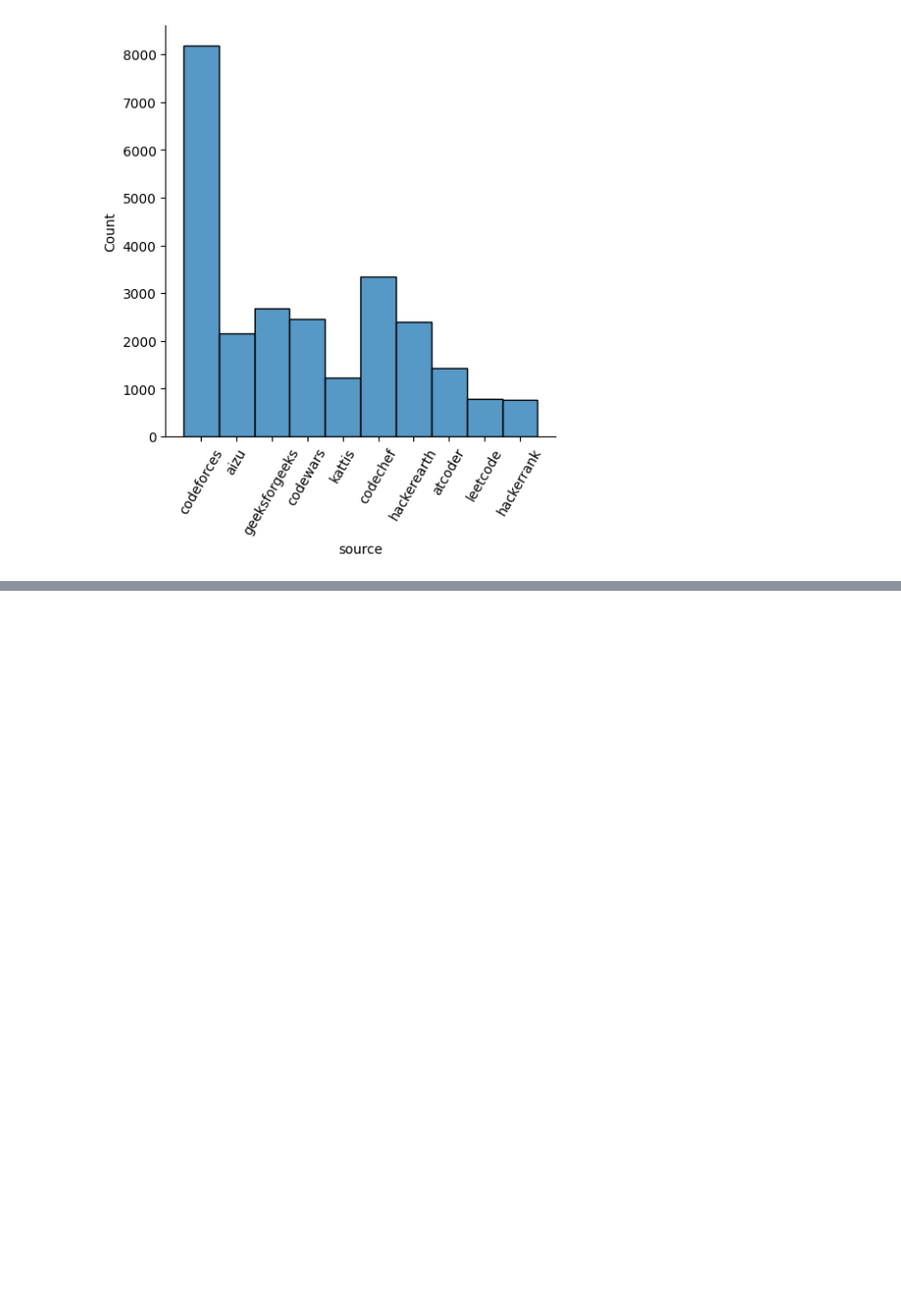
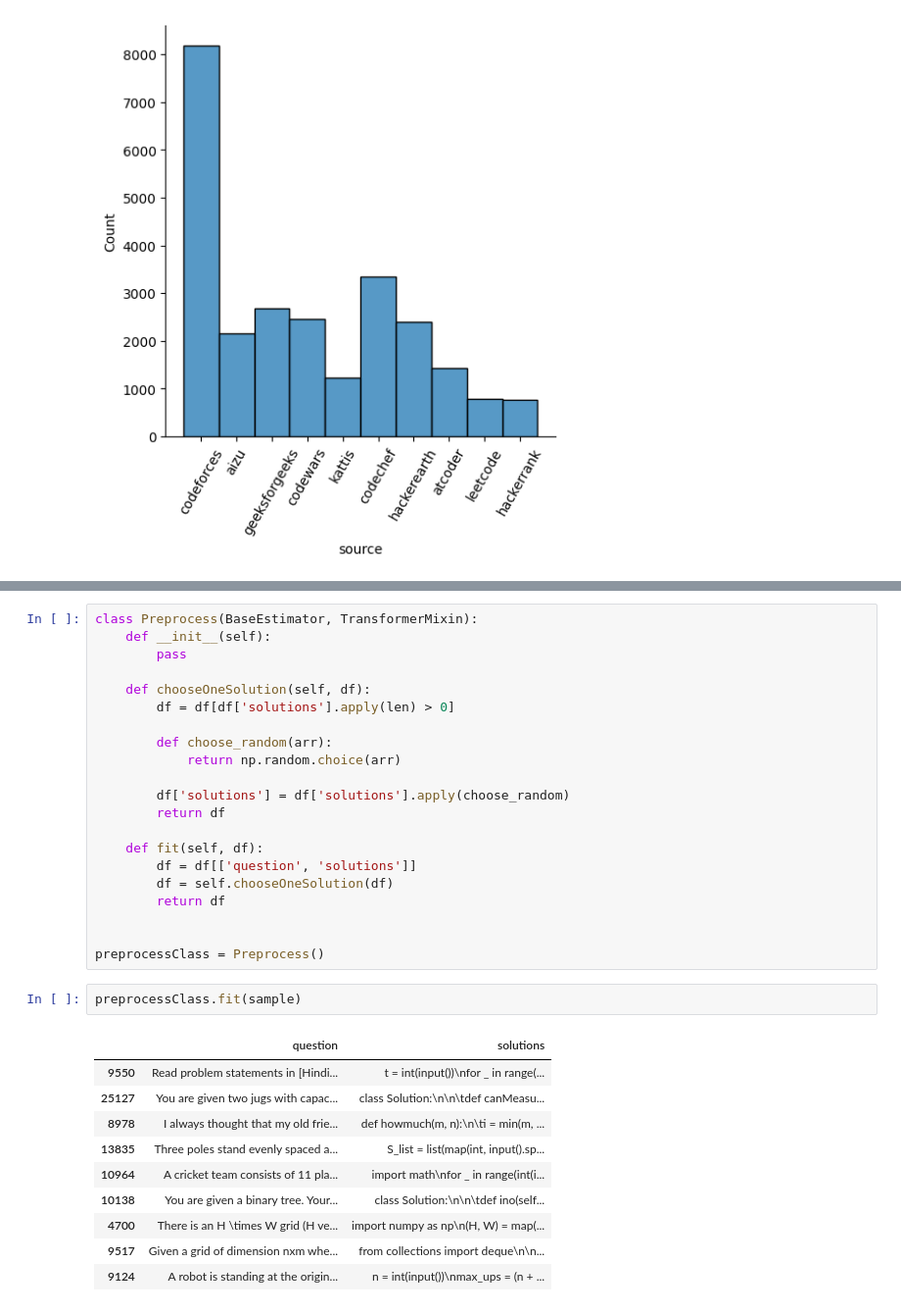
Before and after one commit to PremKumar-V/Advance_Projects, a Jupyter notebook: Text To Code Generation.ipynb, the cells around one changed output, grey strips where cells are left out. Shown: that part at 98% size. Saved outputs shown, nothing was run; the diff lists cells and outputs as text; blank space fills up the shorter version.

```diff
--- a/Text To Code Generation.ipynb
+++ b/Text To Code Generation.ipynb
@@ -118,0 +108,34 @@ preprocess(sample)
+# %%
+class Preprocess(BaseEstimator, TransformerMixin):
+    def __init__(self):
+        pass
+
+    def chooseOneSolution(self, df):
+        df = df[df['solutions'].apply(len) > 0]
+
+        def choose_random(arr):
+            return np.random.choice(arr)
+
+        df['solutions'] = df['solutions'].apply(choose_random)
+        return df
+
+    def fit(self, df):
+        df = df[['question', 'solutions']]
+        df = self.chooseOneSolution(df)
+        return df
+
+
+preprocessClass = Preprocess()
+# %%
+preprocessClass.fit(sample)
+# %% [output]
+|  | question | solutions |
+| 9550 | Read problem statements in [Hindi... | t = int(input())\nfor _ in range(... |
+| 25127 | You are given two jugs with capac... | class Solution:\n\n\tdef canMeasu... |
+| 8978 | I always thought that my old frie... | def howmuch(m, n):\n\ti = min(m, ... |
+| 13835 | Three poles stand evenly spaced a... | S_list = list(map(int, input().sp... |
+| 10964 | A cricket team consists of 11 pla... | import math\nfor _ in range(int(i... |
+| 10138 | You are given a binary tree. Your... | class Solution:\n\n\tdef ino(self... |
+| 4700 | There is an H \times W grid (H ve... | import numpy as np\n(H, W) = map(... |
+| 9517 | Given a grid of dimension nxm whe... | from collections import deque\n\n... |
+| 9124 | A robot is standing at the origin... | n = int(input())\nmax_ups = (n + ... |
```
Also changed, not shown: parts of 12 cells of this notebook.
